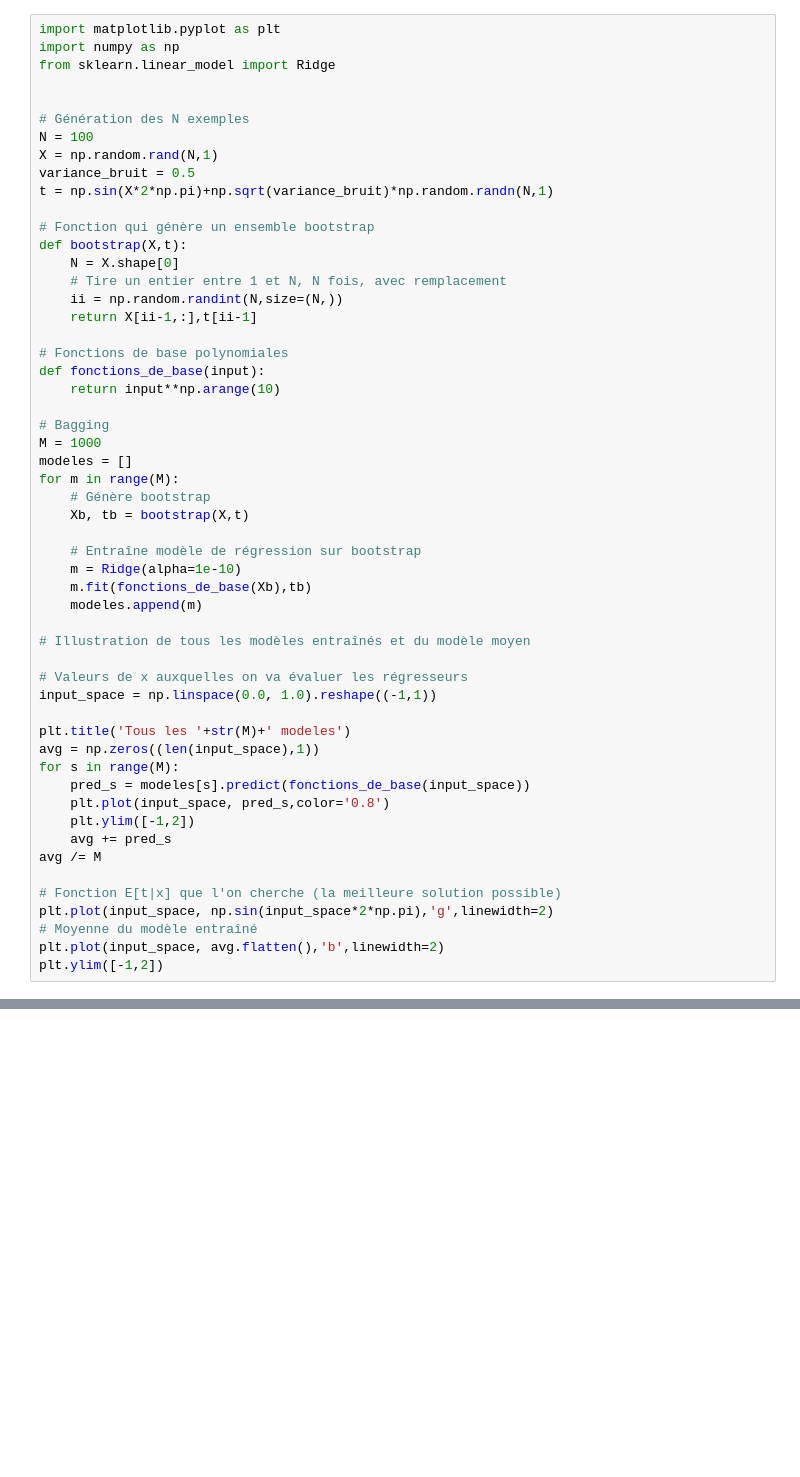
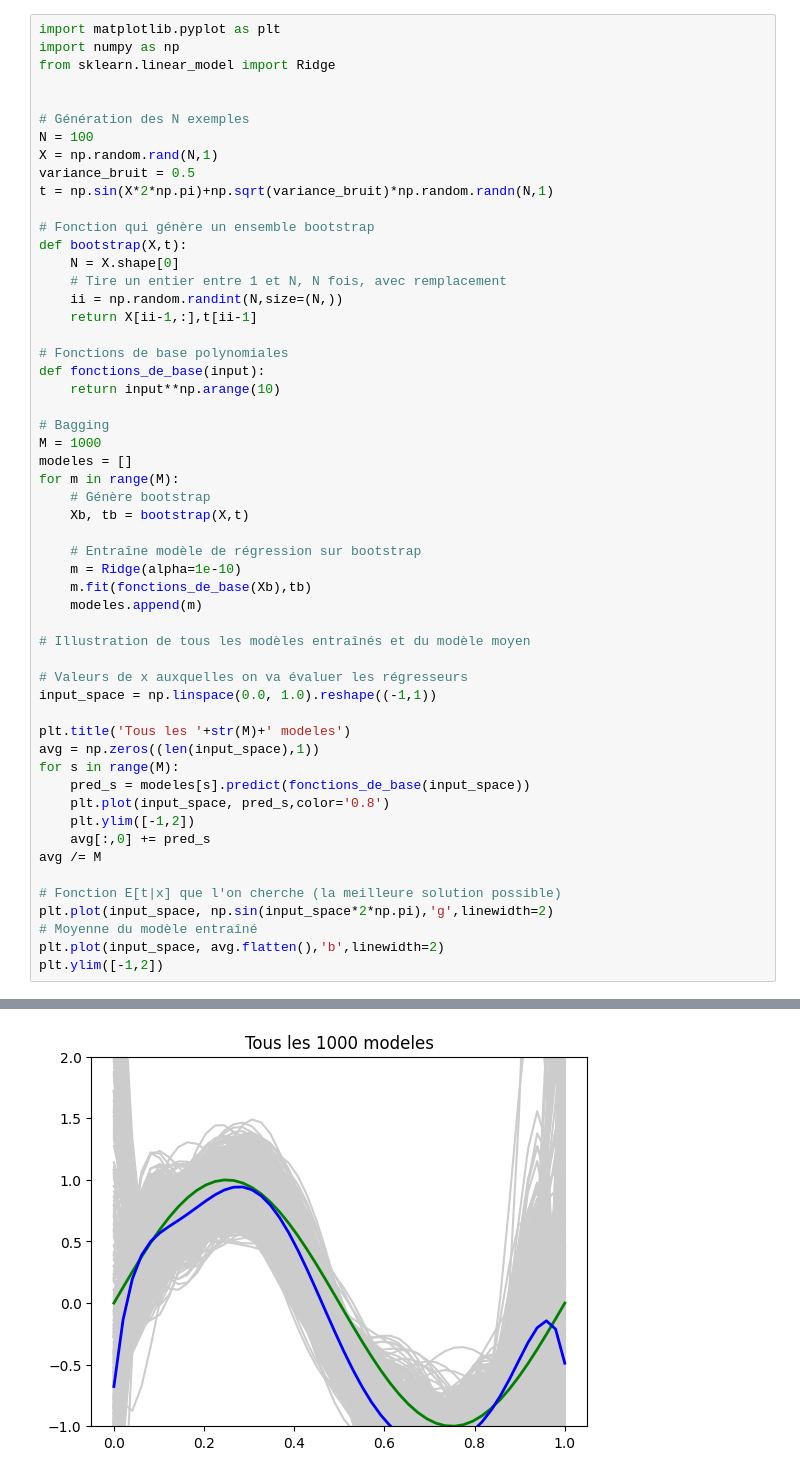
Before and after one commit to jodoin/jodoin.github.io, a Jupyter notebook: cours/ift603/ipython_notebook/Combinaison_de_modeles.ipynb, the cells around one changed output, grey strips where cells are left out. Saved outputs shown, nothing was run; the diff lists cells and outputs as text; blank space fills up the shorter version.

```diff
--- a/cours/ift603/ipython_notebook/Combinaison_de_modeles.ipynb
+++ b/cours/ift603/ipython_notebook/Combinaison_de_modeles.ipynb
@@ -44,7 +44,7 @@ for s in range(M):
     pred_s = modeles[s].predict(fonctions_de_base(input_space))
     plt.plot(input_space, pred_s,color='0.8')
     plt.ylim([-1,2])
-    avg += pred_s
+    avg[:,0] += pred_s
 avg /= M
 
 # Fonction E[t|x] que l'on cherche (la meilleure solution possible)
@@ -52,3 +52,4 @@ plt.plot(input_space, np.sin(input_space*2*np.pi),'g',linewidth=2)
 # Moyenne du modèle entraîné
 plt.plot(input_space, avg.flatten(),'b',linewidth=2)
 plt.ylim([-1,2])
+# %% [output]
@@ -54,0 +57 @@ plt.ylim([-1,2])
+[figure, added]
```
Also changed, not shown: parts of 1 cell of this notebook, 1 other file.
